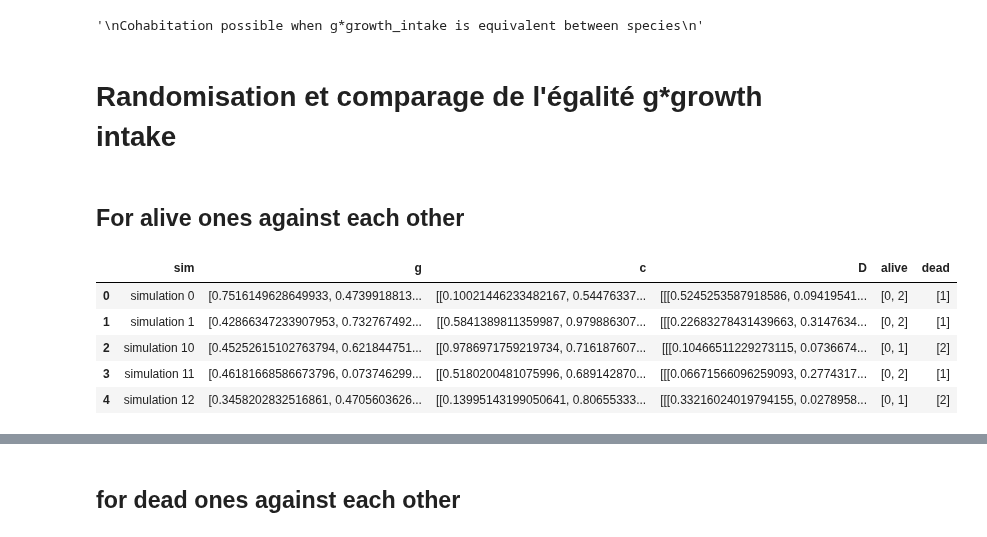
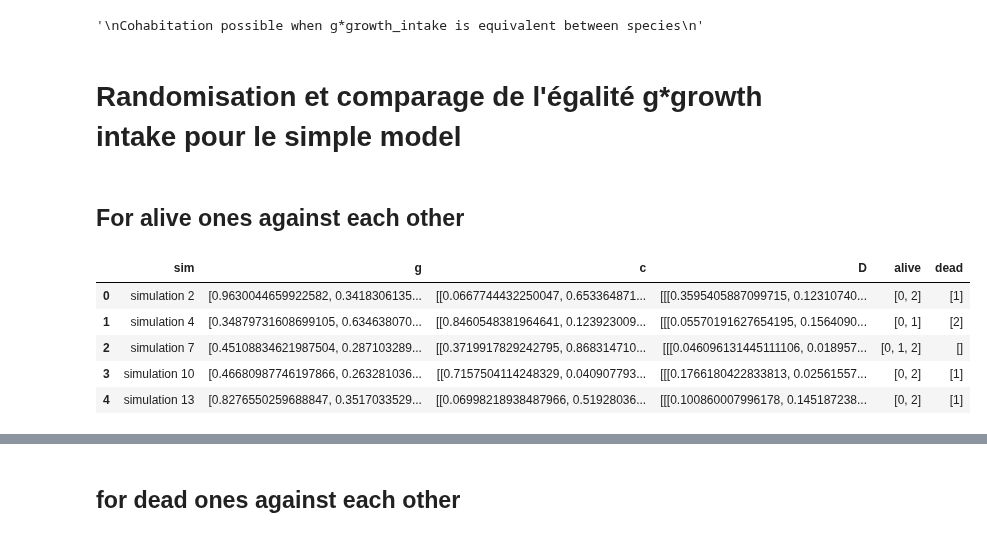
Before and after one commit to GiveMe1Coffee/m6-consumer-resource-model, a Jupyter notebook: M6_project.ipynb, the cells around one changed output, grey strips where cells are left out. Saved outputs shown, nothing was run; the diff lists cells and outputs as text; code cells hidden in the pictures.

```diff
--- a/M6_project.ipynb
+++ b/M6_project.ipynb
@@ -552,14 +552,14 @@ Cohabitation possible when g*growth_intake is equivalent between species
 # %% [output]
 '\nCohabitation possible when g*growth_intake is equivalent between species\n'
 # %% [markdown]
-# Randomisation et comparage de l'égalité g*growth intake
+# Randomisation et comparage de l'égalité g*growth intake pour le simple model
 # %% [markdown]
 ## For alive ones against each other
 # %%
 t_span = (0,10000)
 t_eval = np.linspace(t_span[0], t_span[1],300)
 sim_dict = {}
-for j in range(200):
+for j in range(100):
   c = np.random.uniform(low = 0, high = 1,size = (n_species,n_cs))
   D = np.zeros((n_species, n_cs, n_cs))
   for i in range(n_species):
@@ -576,39 +576,39 @@ cohabitation_data = {"sim":[],"g" : [], "c" :[], "D" : [], "alive" : [], "dead"
 
 domination_data = {"sim":[],"g" : [], "c":[], "D":[], "alive" : [], "dead" : []}
 
 for i in range(len(sim_dict)):
   index_alive = []
   index_dead = []
   for a in range(n_species):
-    if sim_dict[f"simulation {i}"][1].y[a][-1:] > 1e-9:
+    if sim_dict[f"simulation {i}"][1].y[a][-1:] > 1e-6:
       index_alive.append(a)
     else:
       index_dead.append(a)
   if len(index_alive) > 1:
     cohabitation_data["sim"].append(f"simulation {i}")
     cohabitation_data["g"].append(sim_dict[f"simulation {i}"][0][0])
     cohabitation_data["c"].append(sim_dict[f"simulation {i}"][0][1])
     cohabitation_data["D"].append(sim_dict[f"simulation {i}"][0][2])
     cohabitation_data["alive"].append(index_alive)
     cohabitation_data["dead"].append(index_dead)
 
   else:
     domination_data["sim"].append(f"simulation {i}")
     domination_data["g"].append(sim_dict[f"simulation {i}"][0][0])
     domination_data["c"].append(sim_dict[f"simulation {i}"][0][1])
     domination_data["D"].append(sim_dict[f"simulation {i}"][0][2])
     domination_data["alive"].append(index_alive)
     domination_data["dead"].append(index_dead)
 cohabitation_df = pd.DataFrame(cohabitation_data)
 domination_df = pd.DataFrame(domination_data)
 cohabitation_df.head()
 # %% [output]
 |  | sim | g | c | D | alive | dead |
-| 0 | simulation 0 | [0.7516149628649933, 0.4739918813... | [[0.10021446233482167, 0.54476337... | [[[0.5245253587918586, 0.09419541... | [0, 2] | [1] |
-| 1 | simulation 1 | [0.42866347233907953, 0.732767492... | [[0.5841389811359987, 0.979886307... | [[[0.22683278431439663, 0.3147634... | [0, 2] | [1] |
-| 2 | simulation 10 | [0.45252615102763794, 0.621844751... | [[0.9786971759219734, 0.716187607... | [[[0.10466511229273115, 0.0736674... | [0, 1] | [2] |
-| 3 | simulation 11 | [0.46181668586673796, 0.073746299... | [[0.5180200481075996, 0.689142870... | [[[0.06671566096259093, 0.2774317... | [0, 2] | [1] |
-| 4 | simulation 12 | [0.3458202832516861, 0.4705603626... | [[0.13995143199050641, 0.80655333... | [[[0.33216024019794155, 0.0278958... | [0, 1] | [2] |
+| 0 | simulation 2 | [0.9630044659922582, 0.3418306135... | [[0.0667744432250047, 0.653364871... | [[[0.3595405887099715, 0.12310740... | [0, 2] | [1] |
+| 1 | simulation 4 | [0.34879731608699105, 0.634638070... | [[0.8460548381964641, 0.123923009... | [[[0.05570191627654195, 0.1564090... | [0, 1] | [2] |
+| 2 | simulation 7 | [0.45108834621987504, 0.287103289... | [[0.3719917829242795, 0.868314710... | [[[0.046096131445111106, 0.018957... | [0, 1, 2] | [] |
+| 3 | simulation 10 | [0.46680987746197866, 0.263281036... | [[0.7157504114248329, 0.040907793... | [[[0.1766180422833813, 0.02561557... | [0, 2] | [1] |
+| 4 | simulation 13 | [0.8276550259688847, 0.3517033529... | [[0.06998218938487966, 0.51928036... | [[[0.100860007996178, 0.145187238... | [0, 2] | [1] |
 # %%
 # Statistical analysis
 #trash
```
Also changed, not shown: parts of 13 cells of this notebook.
